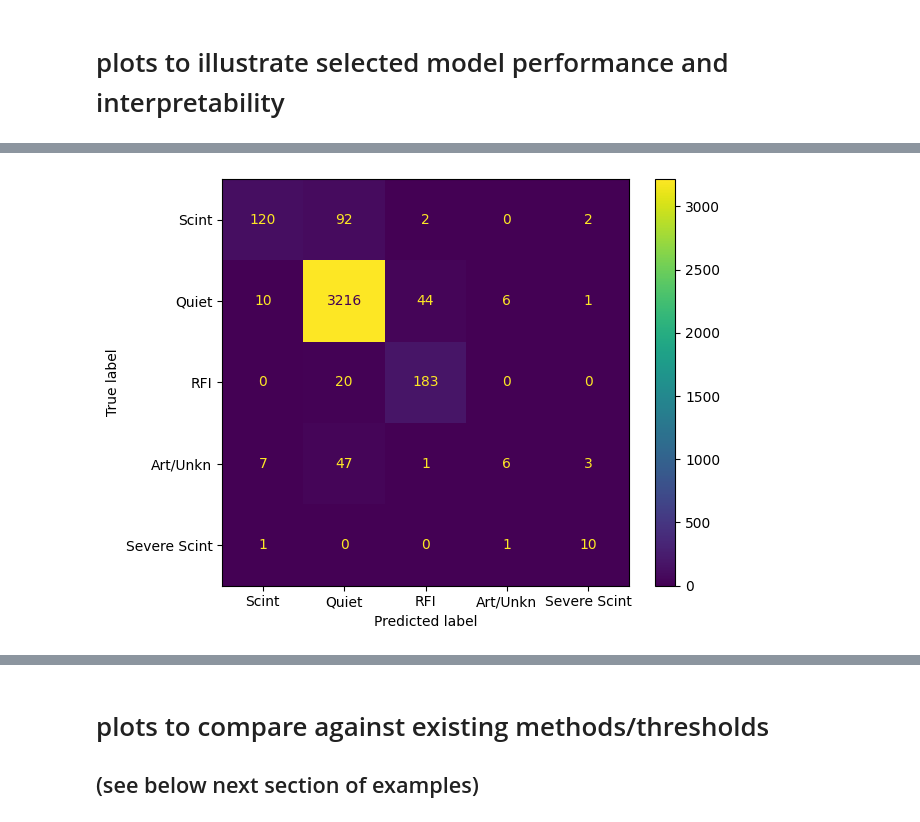
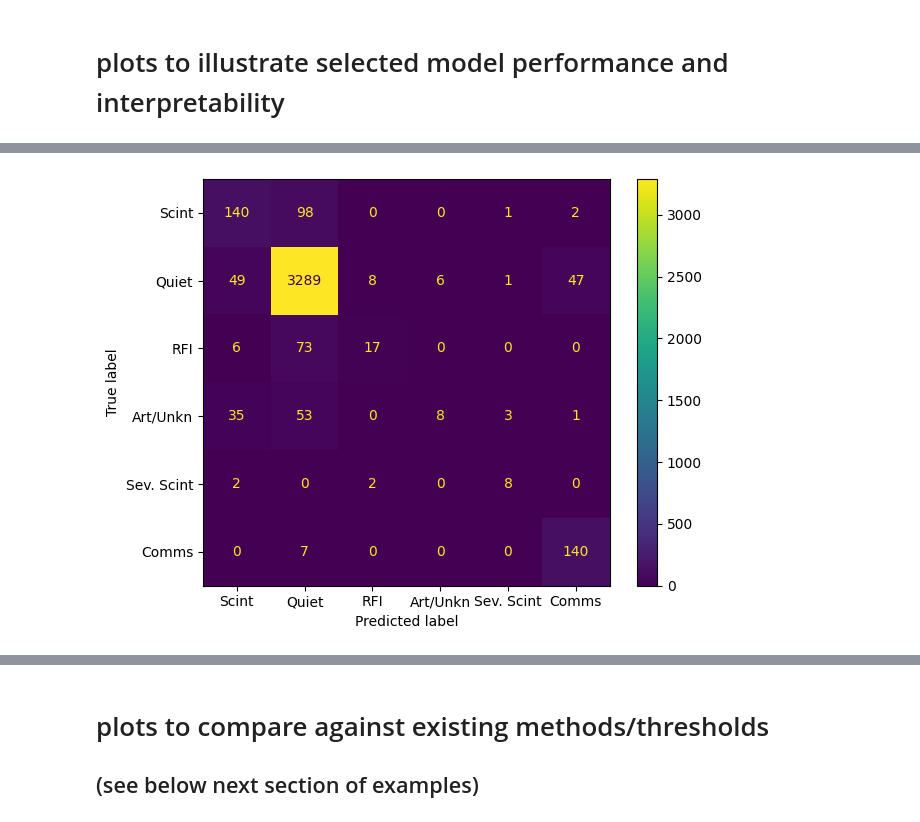
Before and after one commit to timdittmann/leo-ml, a Jupyter notebook: notebooks/ml-pipeline-multi.ipynb, the cells around one changed output, grey strips where cells are left out. Drawn from its saved outputs; the diff is of its cells as text; code cells hidden in the pictures.

```diff
--- a/notebooks/ml-pipeline-multi.ipynb
+++ b/notebooks/ml-pipeline-multi.ipynb
@@ -237,7 +237,17 @@ samples_train1= fs_dict['sample'][train_inds]
 samples_test1=fs_dict['sample'][test_inds]
 
 
-## RFI DL samples
+## RFI downlink samples
+
+def class_map_RFI(y):
+    '''
+    class map to change RFI during downlinks to new class (5)
+    '''
+    y_new=y
+    y_new[y==2]=5
+    return y_new
+
+
 label_df=pd.read_pickle('../data/converted_labels_comms.pkl')
 
 label_df_t=label_df[label_df["labeled?"]==True]
@@ -264,11 +274,13 @@ comms_fdf=pd.concat(fdf_li, axis=0, ignore_index=True)
 
 #X, y, times, lats, occ_hts, feature_names =df_2_Xy(comms_fdf)
 X, y, feature_names, fs_dict=df_2_Xy(comms_fdf)
+# change RFI labeled during downlink to new class
+y=class_map_RFI(y)
 
-#print(X.shape, y.shape)
-#from collections import Counter
-#print("Class numbers check")
-#print(Counter(y.ravel()))
+print(X.shape, y.shape)
+from collections import Counter
+print("Class numbers check")
+print(Counter(y.ravel()))
 
 #---- split data
 fs_df=pd.DataFrame(fs_dict)
@@ -293,8 +305,8 @@ samples_train2= fs_dict['sample'][train_inds]
 samples_test2=fs_dict['sample'][test_inds]
 #################
 
-## RFI DL samples
-label_df=pd.read_pickle('../data/converted_labels_rfi2.pkl')
+## RFI samples
+label_df=pd.read_pickle('../data/converted_labels_rfi2_v2.pkl')
 
 label_df_t=label_df[label_df["labeled?"]==True]
 fdf_li=[]
@@ -321,10 +333,10 @@ comms_fdf=pd.concat(fdf_li, axis=0, ignore_index=True)
 #X, y, times, lats, occ_hts, feature_names =df_2_Xy(comms_fdf)
 X, y, feature_names, fs_dict=df_2_Xy(comms_fdf)
 
-#print(X.shape, y.shape)
-#from collections import Counter
-#print("Class numbers check")
-#print(Counter(y.ravel()))
+print(X.shape, y.shape)
+from collections import Counter
+print("Class numbers check")
+print(Counter(y.ravel()))
 
 #---- split data
 fs_df=pd.DataFrame(fs_dict)
@@ -642,13 +671,13 @@ Result
 # %%
 from sklearn.metrics import ConfusionMatrixDisplay
 
 cm=ConfusionMatrixDisplay.from_predictions(
-    y_test, y_pred, display_labels=["Scint","Quiet","RFI", "Art/Unkn", "Severe Scint"]
+    y_test, y_pred, display_labels=["Scint","Quiet","RFI", "Art/Unkn", "Sev. Scint", "Comms"]
 )
 cm.figure_.tight_layout()
 cm.figure_.savefig("../manuscript/conf_mat.png", dpi=300)
 # %% [output]
-[figure, old version]
+[figure, new version]
 # %%
 # RANDOM FOREST FEATURE IMPORTANCE
 #https://scikit-learn.org/stable/auto_examples/ensemble/plot_forest_importances.html
```
Also changed, not shown: parts of 30 cells of this notebook, 4 other files.
